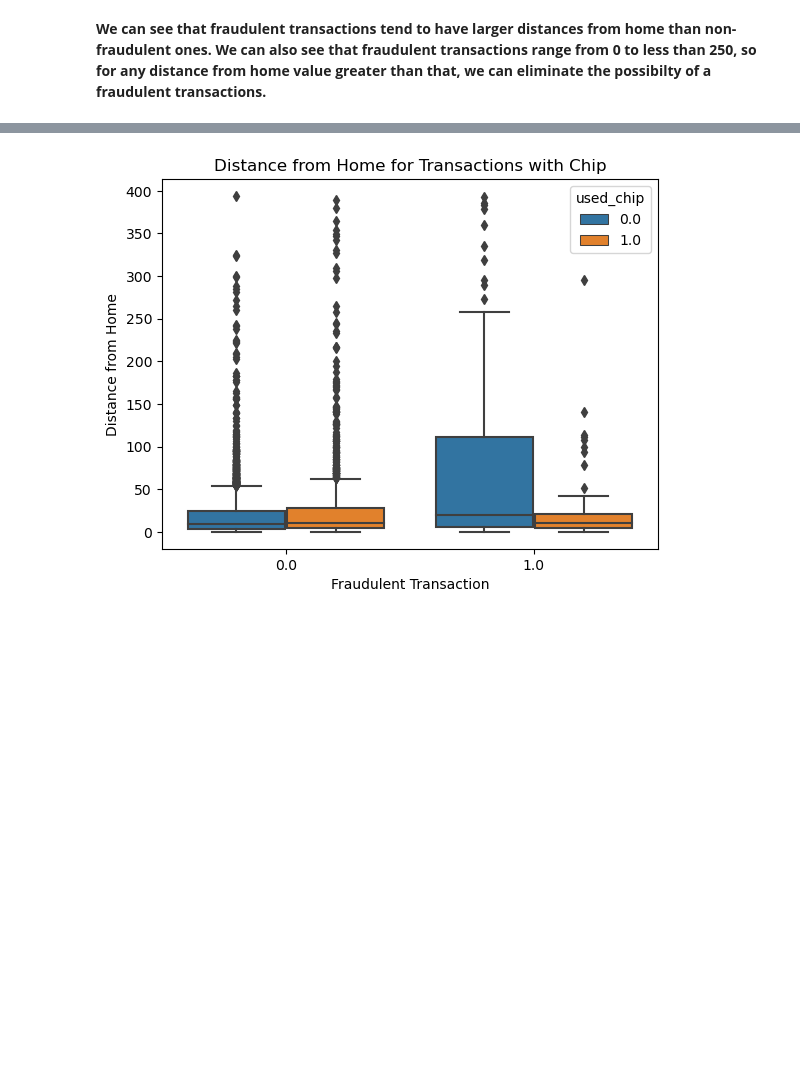
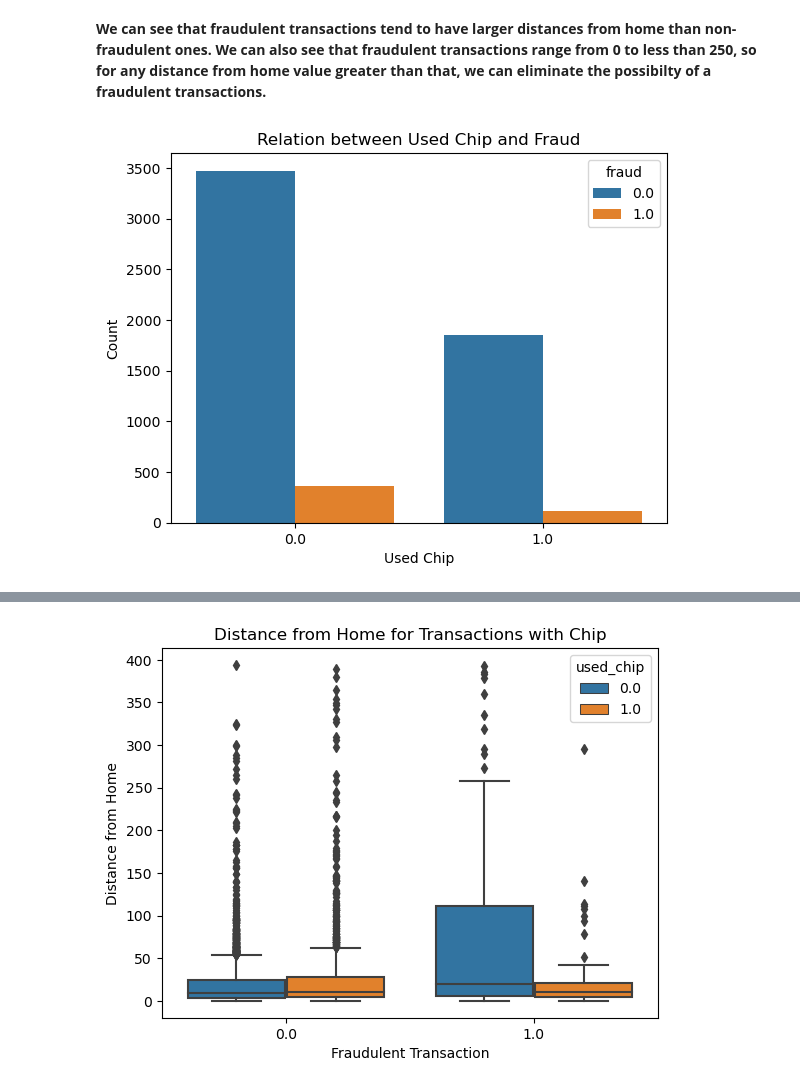
Before and after one commit to KarimKhalil33/CreditCard-Fraud-Data-Analysis, a Jupyter notebook: analysis/analysis3.ipynb, the cells around one changed output, grey strips where cells are left out. Cells and saved outputs as stored; diff of their text form; code cells hidden in the pictures; blank space fills up the shorter version.

```diff
--- a/analysis/analysis3.ipynb
+++ b/analysis/analysis3.ipynb
@@ -159,2 +159,10 @@ plt.show()
 # %% [markdown]
 **We can see that fraudulent transactions tend to have larger distances from home than non-fraudulent ones. We can also see that fraudulent transactions range from 0 to less than 250, so for any distance from home value greater than that, we can eliminate the possibilty of a fraudulent transactions.**
+# %%
+sns.countplot(x='used_chip', hue='fraud', data=df)
+plt.xlabel('Used Chip')
+plt.ylabel('Count')
+plt.title('Relation between Used Chip and Fraud')
+plt.show()
+# %% [output]
+[figure, added]
```
Also changed, not shown: parts of 14 cells of this notebook, 1 other file.
